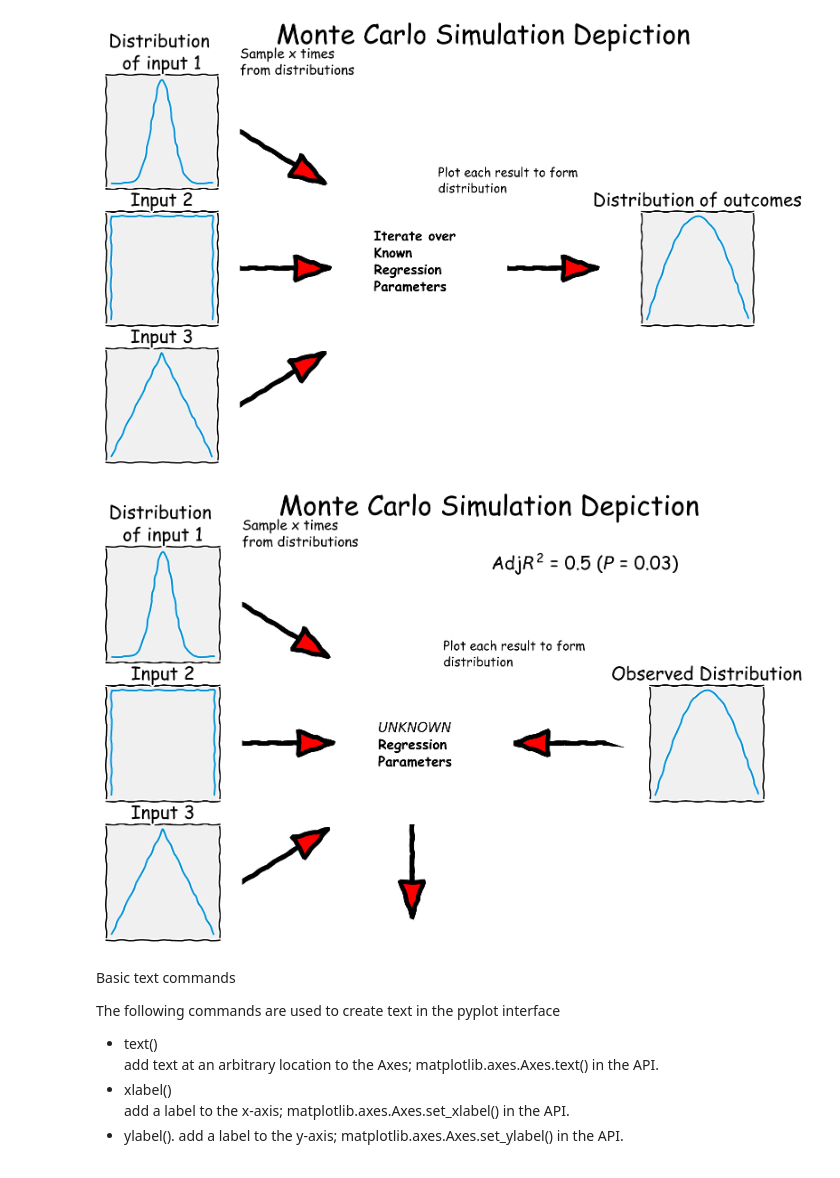
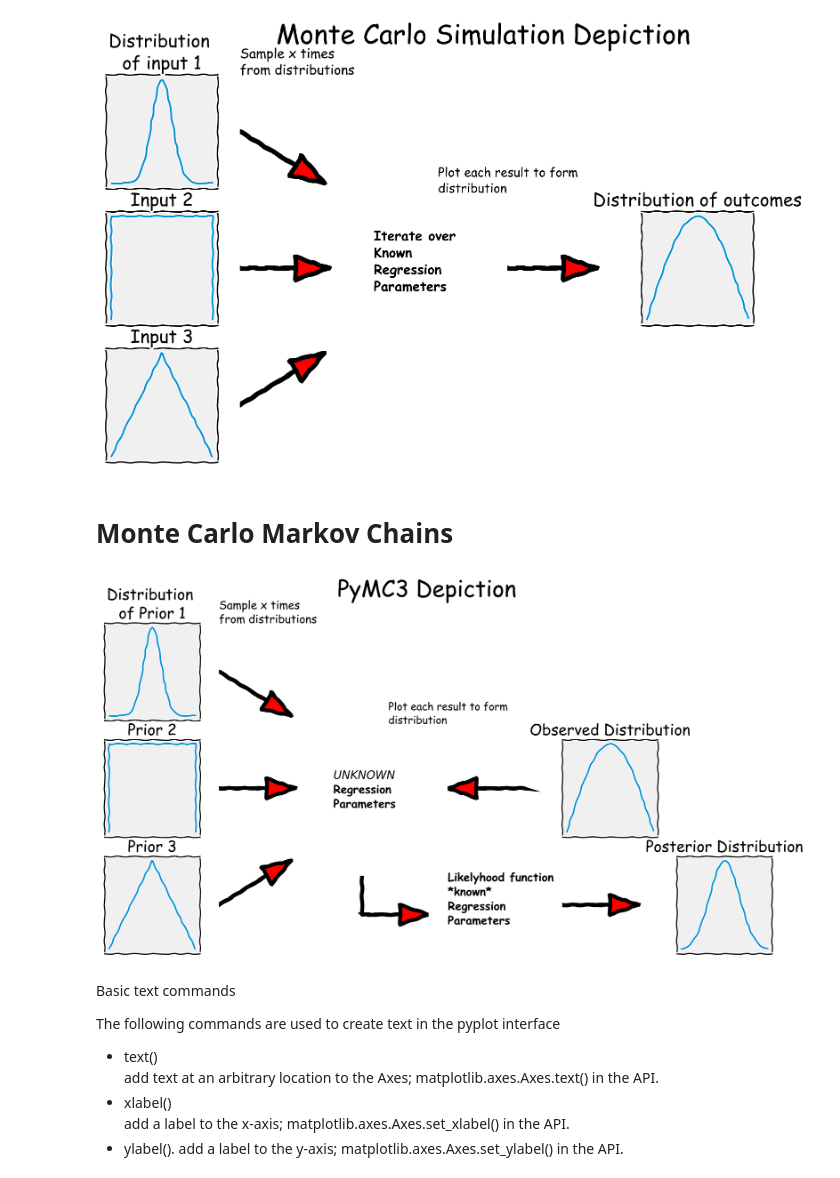
Before and after one commit to MaartenKool/CookBooks, a Jupyter notebook: McMcInShort.ipynb, the cells around one changed output. Saved outputs shown, nothing was run; the diff lists cells and outputs as text; code cells hidden in the pictures.

```diff
--- a/McMcInShort.ipynb
+++ b/McMcInShort.ipynb
@@ -216,6 +216,8 @@ with plt.xkcd(randomness=10):
     plt.show();
 # %% [output]
 [figure]
+# %% [markdown]
+# Monte Carlo Markov Chains
 # %%
 import numpy as np
 import matplotlib.pyplot as plt
@@ -225,7 +227,7 @@ from scipy.stats import norm
 
 with plt.xkcd(randomness=10):
     fig=plt.figure(figsize=(14,8) )
-    fig.suptitle('Monte Carlo Simulation Depiction', fontsize=30)
+    fig.suptitle('PyMC3 Depiction', fontsize=30)
     fig.text(.45,.65,'Plot each result to form\ndistribution')
 
     ax1 = plt.subplot2grid((3,6),(0, 0))
@@ -238,54 +240,71 @@ with plt.xkcd(randomness=10):
     ax8 = plt.subplot2grid((3,6),(1, 3))
     ax9 = plt.subplot2grid((3,6),(1, 4))
     ax10 = plt.subplot2grid((3,6),(2, 2))
+    ax11 = plt.subplot2grid((3,6),(2, 3))
+    ax12 = plt.subplot2grid((3,6),(2, 5))
+    ax13 = plt.subplot2grid((3,6),(2, 4))
 
     # Plot between -10 and 10 with .001 steps.
     x_axis = np.arange(-1, 1, 0.01)
     # Mean = 0, SD = .2
     ax1.plot(x_axis, norm.pdf(x_axis,0,.2))
-    ax1.set_title('Distribution \nof input 1')
+    ax1.set_title('Distribution \nof Prior 1')
 
     xpoints=[-1,-1,1,1]
     ypoints=[0,1,1,0]
     ax3.plot(xpoints,ypoints)
-    ax3.set_title('Input 2')
+    ax3.set_title('Prior 2')
 
     xpoints=[-1,0,1]
     ypoints=[0,1,0]
 
     ax5.plot(xpoints,ypoints)
-    ax5.set_title('Input 3')
+    ax5.set_title('Prior 3')
 
     ax4.arrow(0, 0.5, 0.5, 0 , lw=5, head_width=.2, head_length=.3, fc='r', ec='k')
     ax4.axis('off')
 
     ax2.arrow(0, 0.5, 0.5, -0.3 , lw=5, head_width=.2, head_length=.3, fc='r', ec='k')
     ax2.text(0, 1, 'Sample x times\nfrom distributions', fontsize=15)
     ax2.axis('off')
 
     ax6.arrow(0, 0.5, 0.5, 0.3 , lw=5, head_width=.2, head_length=.3, fc='r', ec='k')
     ax6.axis('off')
 
     ax7.text(0, .3, '$UNKNOWN$\nRegression\nParameters', fontsize=15, fontweight='bold')
-    ax7.text(1, 2, 'Adj$\mathregular{\mathit{R}^2}$ = 0.5 ($\mathregular{\mathit{P}}$ = 0.03)', fontsize = 20)
     ax7.axis('off')
 
     ax8.arrow(.8, 0.5, -0.5, 0 , lw=5, head_width=.2, head_length=.3, fc='r', ec='k')
     ax8.axis('off')
 
     x_axis = np.arange(-1, 1, 0.01)
     # Mean = 0, SD = 1
     ax9.plot(x_axis, norm.pdf(x_axis,0,1))
     ax9.set_title('Observed Distribution')
 
-    ax10.arrow(0.3, 1, 0, -.5 , lw=5, head_width=.2, head_length=.3, fc='r', ec='k')
+    ax10.plot([0.3,.3],[0.8,0.4], lw=5, c='black')#, head_width=.2, head_length=.3, fc='r', ec='k')
+    ax10.arrow(0.3, 0.4, 0.4, 0 , lw=5, head_width=.2, head_length=.3, fc='r', ec='k')
+#     ax10.set_xlim(0,2)
+    ax10.set_xlim(0,1)
+    ax10.set_ylim(0,1)
     ax10.axis('off')
+
+    ax11.text(0, .3, 'Likelyhood function\n*known*\nRegression\nParameters', fontsize=15, fontweight='bold')
+    ax11.axis('off')
+#
+    x_axis = np.arange(-1, 1, 0.01)
+    # Mean = 0, SD = 1
+    ax12.plot(x_axis, norm.pdf(x_axis,0,.34))
+    ax12.set_title('Posterior Distribution')
+
+    ax13.arrow(0, 0.5, 0.5, 0 , lw=5, head_width=.2, head_length=.3, fc='r', ec='k')
+    ax13.axis('off')
 
     #suppress all axis labels
     plt.setp(plt.gcf().get_axes(), xticks=[], yticks=[])
     plt.show();
 # %% [output]
-[figure, old version]
+[figure, new version]
 # %% [markdown]
 Basic text commands
 
```
Also changed, not shown: parts of 7 cells of this notebook, 19 other files.
